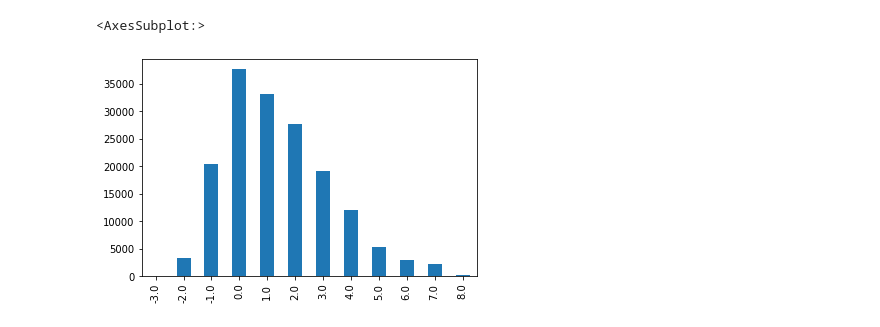
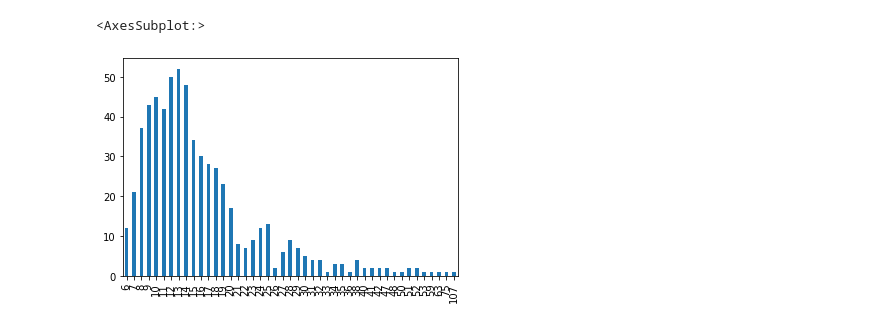
Before and after one commit to konumaru/indoor_location_and_Navigation, a Jupyter notebook: notebook/waypoint_data_processing.ipynb, the cells around one changed output. Saved outputs shown, nothing was run; the diff lists cells and outputs as text; code cells hidden in the pictures.

Commit message:
[update] re implement raw data processing

```diff
--- a/notebook/waypoint_data_processing.ipynb
+++ b/notebook/waypoint_data_processing.ipynb
@@ -24,0 +110,4 @@ df.shape
+# %%
+%%time
+
+waypoint = create_train_waypoint()
@@ -24,0 +263,16 @@ df.shape
+# %%
+def create_test_waypoint():
+    waypoint = pd.read_csv("../data/raw/sample_submission.csv")
+    waypoint[["site", "path", "timestamp"]] = waypoint["site_path_timestamp"].str.split(
+        "_", expand=True
+    )
+    waypoint.drop(["site_path_timestamp"], axis=1, inplace=True)
+
+    waypoint = waypoint[["site", "floor", "path", "timestamp", "x", "y"]].astype(str)
+    waypoint = waypoint.to_numpy()
+    return waypoint
+# %%
+%%time
+
+train_waypoint = create_train_waypoint()
+test_waypoint = create_test_waypoint()
@@ -24,0 +282,2 @@ df.shape
+# %%
+test_wp_df = pd.DataFrame(test_waypoint, columns=['site', 'floor', 'path', 'timestamp', 'x', 'y'])
@@ -25,5 +300,5 @@ df.shape
 # %%
-df[0].value_counts().sort_index().plot.bar()
+test_wp_df['path'].value_counts().value_counts().sort_index().plot.bar()
 # %% [output]
 <AxesSubplot:>
-[figure, old version]
+[figure, new version]
```
Also changed, not shown: parts of 29 cells of this notebook, 9 other files.
